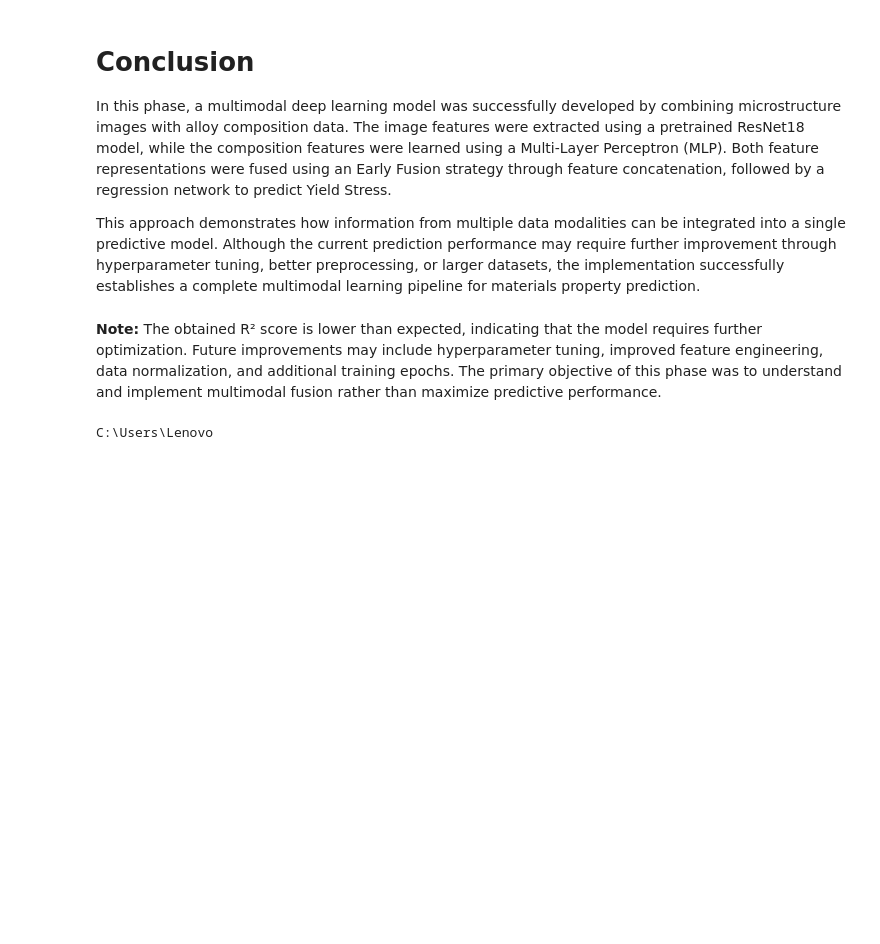
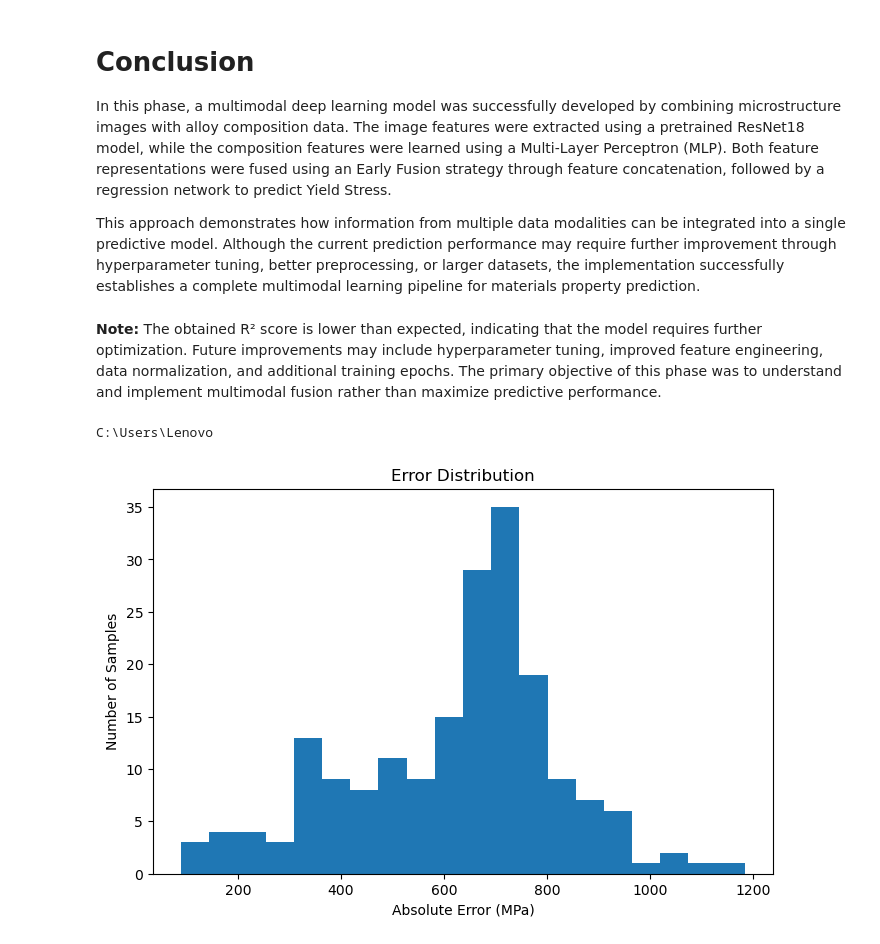
Before and after one commit to ishitastudent-lab/ml-alloy-project, a Jupyter notebook: ML materials science project.ipynb, the cells around one changed output. Cells and saved outputs as stored; diff of their text form; code cells hidden in the pictures; blank space fills up the shorter version.

```diff
--- a/ML materials science project.ipynb
+++ b/ML materials science project.ipynb
@@ -1843,3 +1843,25 @@ import os
 print(os.getcwd())
 # %% [output]
 C:\Users\Lenovo
+# %%
+import matplotlib.pyplot as plt
+import pandas as pd
+
+results = pd.DataFrame({
+    "Actual": actuals,
+    "Predicted": predictions
+})
+
+results["Error"] = abs(results["Actual"] - results["Predicted"])
+
+plt.figure(figsize=(8,5))
+
+plt.hist(results["Error"], bins=20)
+
+plt.xlabel("Absolute Error (MPa)")
+plt.ylabel("Number of Samples")
+plt.title("Error Distribution")
+
+plt.show()
+# %% [output]
+[figure, added]
```
Also changed, not shown: parts of 3 cells of this notebook.
